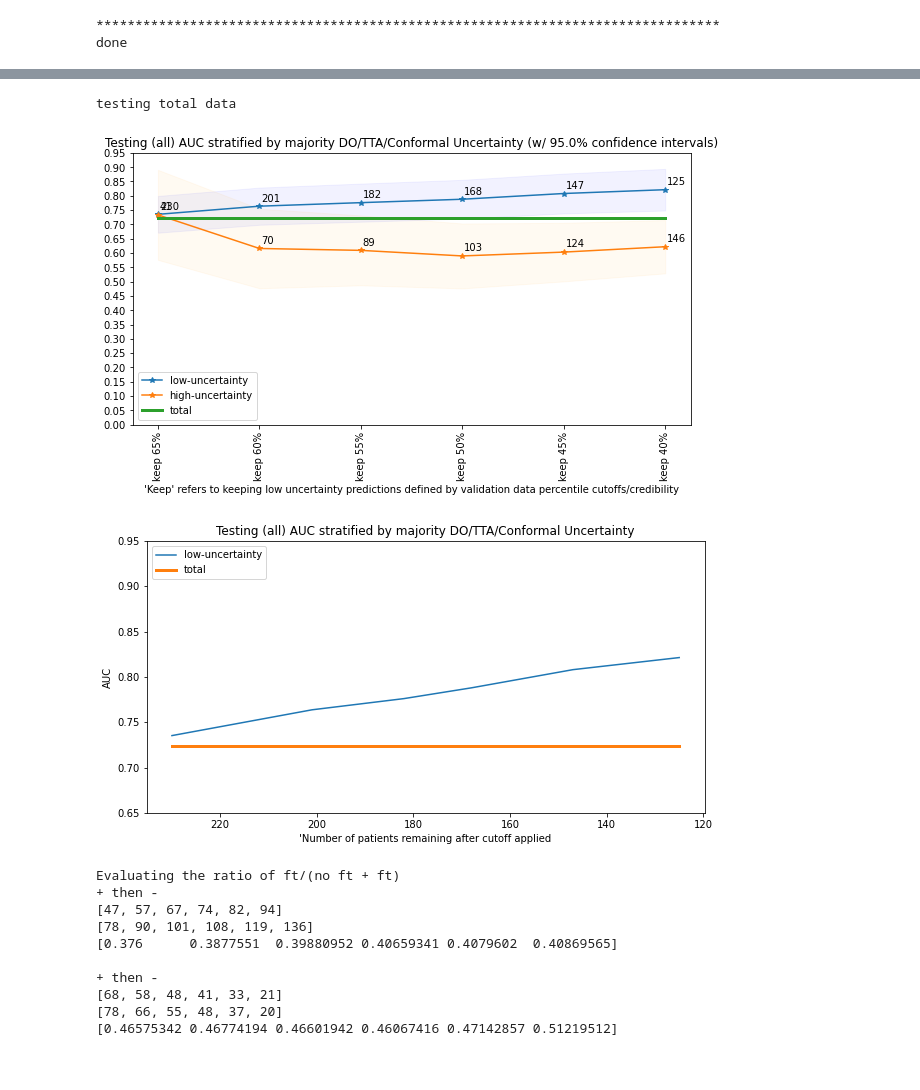
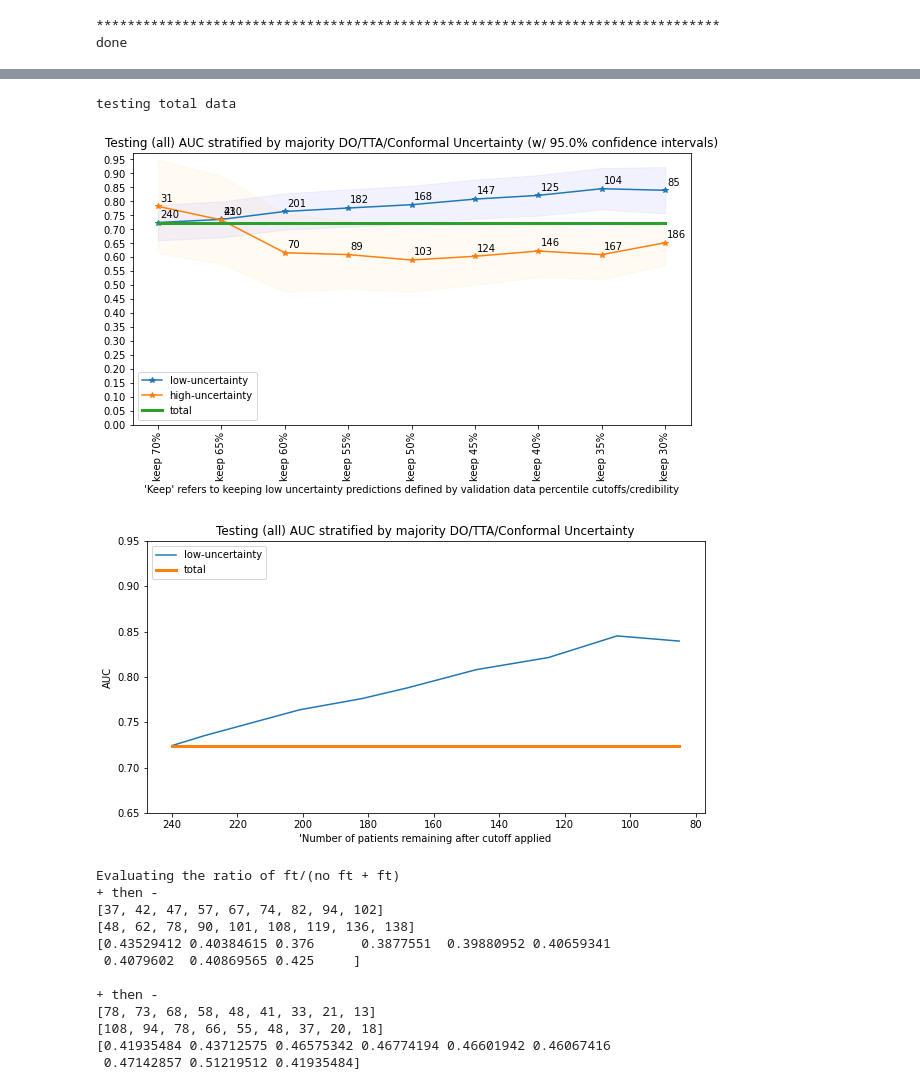
Before and after one commit to MikeDoho/FT_Uncertainty_Comparison, a Jupyter notebook: view_all_uncertainty_do_tta_conformal-majority.ipynb, the cells around one changed output, grey strips where cells are left out. Cells and saved outputs as stored; diff of their text form; code cells hidden in the pictures.

```diff
--- a/view_all_uncertainty_do_tta_conformal-majority.ipynb
+++ b/view_all_uncertainty_do_tta_conformal-majority.ipynb
@@ -409,9 +468,14 @@ def Find_Optimal_Cutoff(target, predicted):
     return list(roc_t['threshold'])[0]
 
 
-cut_off_percent_list = list(np.arange(40, 70, 5))
+cut_off_percent_list = list(np.arange(30, 75, 5))
 cut_range = cut_off_percent_list
 min_cut = cut_range[0]
+bootstrap_ = True
+auc_off = True # dont need bootstrap for auc
+conf_int = 0.95
+std_num = 1
+
 dict_ = {'all':{}}
 
 for i in range(5):
@@ -1005,7 +1072,6 @@ Evaluating the ratio of ft/(no ft + ft)
 # %%
 print('testing total data')
 
-conf_int = 0.95
 dict_
 
 total_eval_dict = {x: {} for x in cut_range}
@@ -1114,54 +1180,58 @@ plt.gca().invert_xaxis()
 plt.show()
 
 # create df
-save_dir = r'C:\Users\s185479\Desktop\Python_Code\Projects\Feeding_Tube\uncertainty\uncertainty_miccai\save_folder'
+save_dir = r'C:\Users\s185479\Desktop\Python_Code\Projects\Feeding_Tube\uncertainty\uncertainty_update_20220801\save_folder'
 f_name = 'test_majority.csv'
-df = pd.DataFrame([[low_uncertainty_num, low_uncertainty, [total_eval_dict[50]['total_auc'] for x in range(len(low_uncertainty_num))]]], columns=['num', 'l_auc', 'total_auc'])
+df = pd.DataFrame([[low_uncertainty_num, low_uncertainty, low_conf_interval_low, low_conf_interval_high,
+                    [total_eval_dict[50]['total_auc'] for x in range(len(low_uncertainty_num))]]], columns=['num', 'l_auc', 'l_auc_low_conf', 'l_auc_high_conf', 'total_auc'])
 df.to_csv(os.path.join(save_dir, f_name))
 
 f_name = 'test_majority_wrong.csv'
-df = pd.DataFrame([[high_uncertainty_num, high_uncertainty, [total_eval_dict[50]['total_auc'] for x in range(len(low_uncertainty_num))]]], columns=['num', 'h_auc', 'total_auc'])
+df = pd.DataFrame([[high_uncertainty_num, high_uncertainty, high_conf_interval_low, high_conf_interval_high,
+                    [total_eval_dict[50]['total_auc'] for x in range(len(low_uncertainty_num))]]], columns=['num', 'h_auc', 'h_auc_low_conf', 'h_auc_high_conf', 'total_auc'])
 df.to_csv(os.path.join(save_dir, f_name))
 
-save_ratio_dir = r'C:\Users\s185479\Desktop\Python_Code\Projects\Feeding_Tube\uncertainty\uncertainty_miccai\ratio'
+save_ratio_dir = r'C:\Users\s185479\Desktop\Python_Code\Projects\Feeding_Tube\uncertainty\uncertainty_update_20220801\ratio'
 if not os.path.exists(save_ratio_dir):
     os.mkdir(save_ratio_dir)
 else:
     pass
 
 low_ratio_name = 'test_majority.npy'
 high_ratio_name = 'test_majority_wrong.npy'
 
 print('')
 print('Evaluating the ratio of ft/(no ft + ft)')
 print('+ then -')
 print([total_eval_dict[c]['low_num_pos'] for c in total_eval_dict])
 print([total_eval_dict[c]['low_num_neg'] for c in total_eval_dict])
 low_ratio = np.divide([total_eval_dict[c]['low_num_pos'] for c in total_eval_dict], np.add([total_eval_dict[c]['low_num_neg'] for c in total_eval_dict], [total_eval_dict[c]['low_num_pos'] for c in total_eval_dict]))
 print(low_ratio)
 np.save(os.path.join(save_ratio_dir, low_ratio_name), low_ratio)
 
 print('')
 print('+ then -')
 print([total_eval_dict[c]['high_num_pos'] for c in total_eval_dict])
 print([total_eval_dict[c]['high_num_neg'] for c in total_eval_dict])
 high_ratio = np.divide([total_eval_dict[c]['high_num_pos'] for c in total_eval_dict], np.add([total_eval_dict[c]['high_num_neg'] for c in total_eval_dict], [total_eval_dict[c]['high_num_pos'] for c in total_eval_dict]))
 print(high_ratio)
 np.save(os.path.join(save_ratio_dir, high_ratio_name), high_ratio)
 # %% [output]
 testing total data
-[figure, old version]
+[figure, new version]
-[figure, old version]
+[figure, new version]
 Evaluating the ratio of ft/(no ft + ft)
 + then -
-[47, 57, 67, 74, 82, 94]
-[78, 90, 101, 108, 119, 136]
-[0.376      0.3877551  0.39880952 0.40659341 0.4079602  0.40869565]
+[37, 42, 47, 57, 67, 74, 82, 94, 102]
+[48, 62, 78, 90, 101, 108, 119, 136, 138]
+[0.43529412 0.40384615 0.376      0.3877551  0.39880952 0.40659341
+ 0.4079602  0.40869565 0.425     ]
 
 + then -
-[68, 58, 48, 41, 33, 21]
-[78, 66, 55, 48, 37, 20]
-[0.46575342 0.46774194 0.46601942 0.46067416 0.47142857 0.51219512]
+[78, 73, 68, 58, 48, 41, 33, 21, 13]
+[108, 94, 78, 66, 55, 48, 37, 20, 18]
+[0.41935484 0.43712575 0.46575342 0.46774194 0.46601942 0.46067416
+ 0.47142857 0.51219512 0.41935484]
 # %%
 print('testing data acc')
 
```
Also changed, not shown: parts of 11 cells of this notebook, 8 other files.
